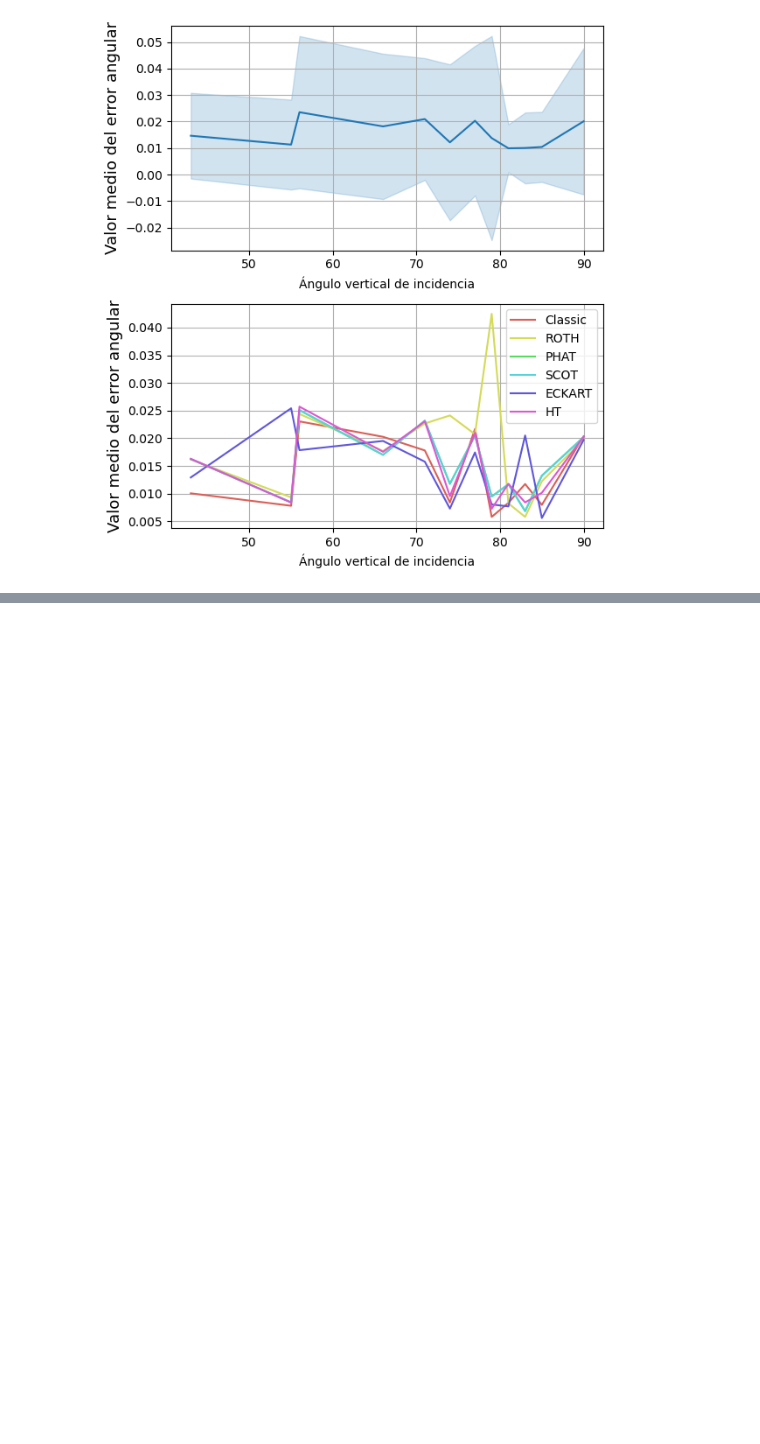
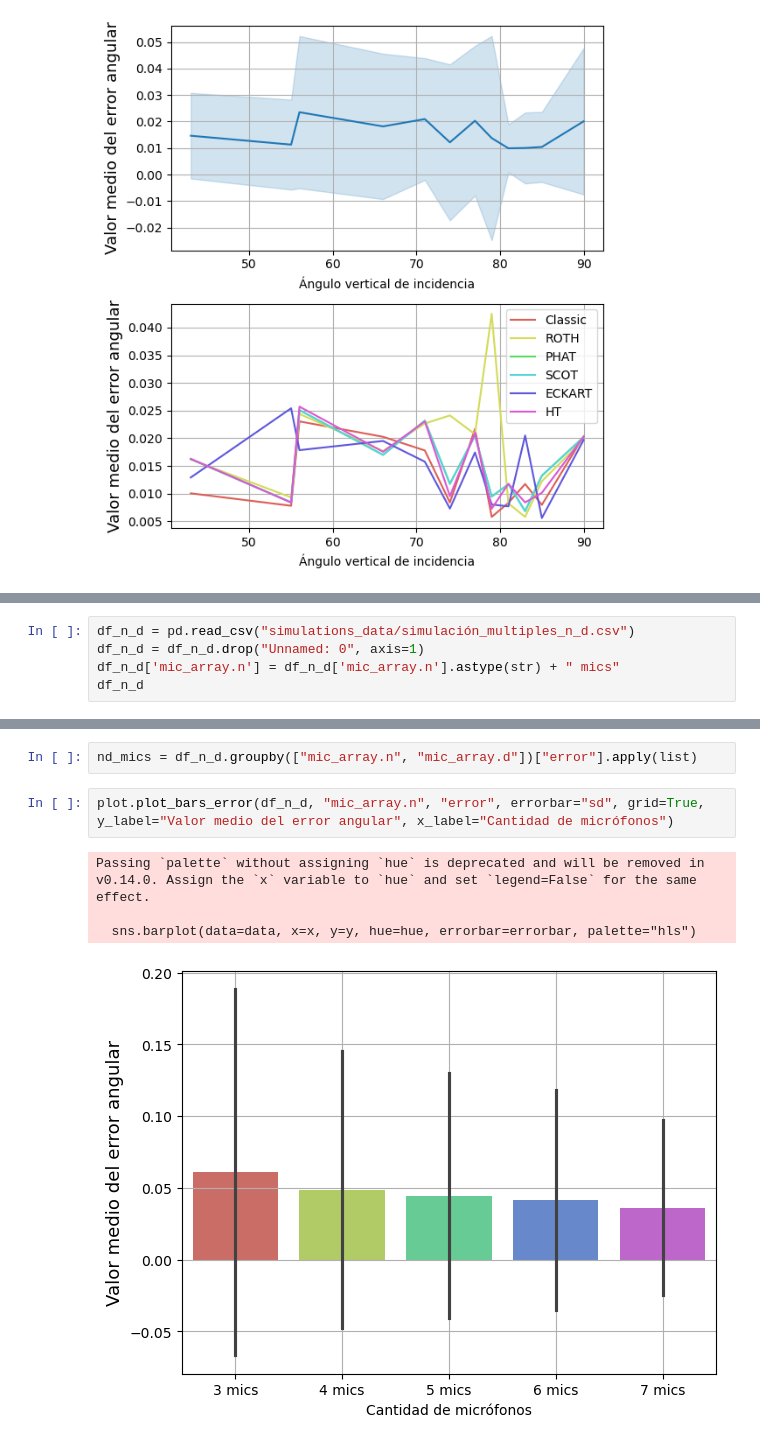
Before and after one commit to Joaqo99/DSP-TP, a Jupyter notebook: main_simulations.ipynb, the cells around one changed output, grey strips where cells are left out. Saved outputs shown, nothing was run; the diff lists cells and outputs as text; blank space fills up the shorter version.

```diff
--- a/main_simulations.ipynb
+++ b/main_simulations.ipynb
@@ -241,0 +244,5 @@ plot.multiplot(angles_bars_pd, angles_pond_lines_pd, figsize=(6, 6.5), ncols=1)
+# %%
+df_n_d = pd.read_csv("simulations_data/simulación_multiples_n_d.csv")
+df_n_d = df_n_d.drop("Unnamed: 0", axis=1)
+df_n_d['mic_array.n'] = df_n_d['mic_array.n'].astype(str) + " mics"
+df_n_d
@@ -241,0 +263,9 @@ plot.multiplot(angles_bars_pd, angles_pond_lines_pd, figsize=(6, 6.5), ncols=1)
+# %%
+nd_mics = df_n_d.groupby(["mic_array.n", "mic_array.d"])["error"].apply(list)
+# %%
+plot.plot_bars_error(df_n_d, "mic_array.n", "error", errorbar="sd", grid=True, y_label="Valor medio del error angular", x_label="Cantidad de micrófonos")
+# %% [output]
+Passing `palette` without assigning `hue` is deprecated and will be removed in v0.14.0. Assign the `x` variable to `hue` and set `legend=False` for the same effect.
+
+  sns.barplot(data=data, x=x, y=y, hue=hue, errorbar=errorbar, palette="hls")
+[figure, added]
```
Also changed, not shown: parts of 5 cells of this notebook, 1 other file.
